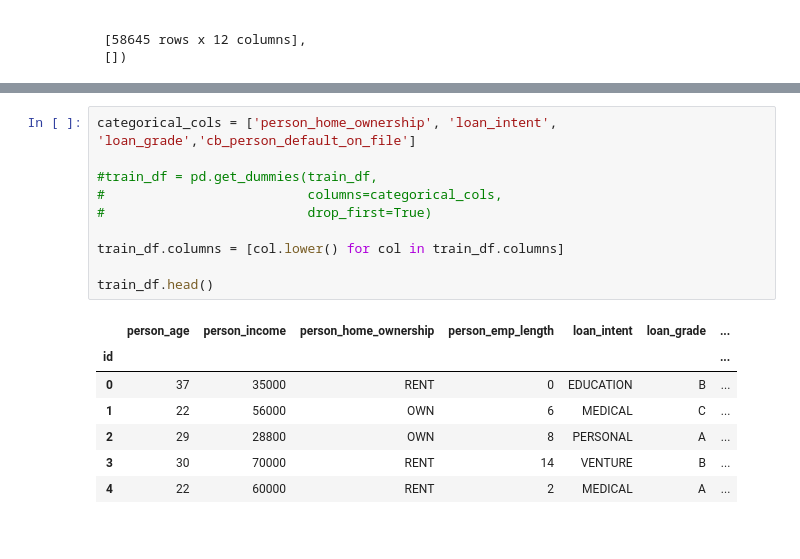
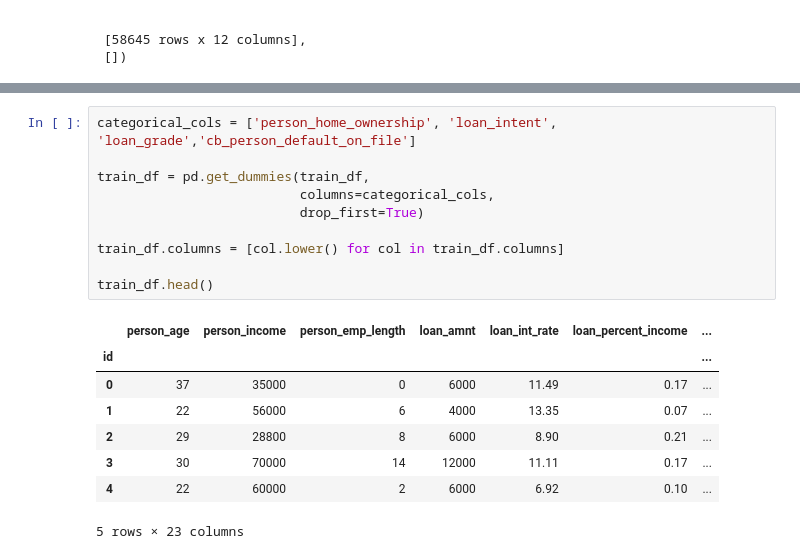
Before and after one commit to jasonwj96/kaggle-projects, a Jupyter notebook: Loan Approval Prediction.ipynb, the cells around one changed output, grey strips where cells are left out. Saved outputs shown, nothing was run; the diff lists cells and outputs as text.

```diff
--- a/Loan Approval Prediction.ipynb
+++ b/Loan Approval Prediction.ipynb
@@ -92,18 +122,19 @@ sns.countplot(train_df['person_home_ownership'])
 # %%
 categorical_cols = ['person_home_ownership', 'loan_intent', 'loan_grade','cb_person_default_on_file']
 
-#train_df = pd.get_dummies(train_df,
-#                          columns=categorical_cols,
-#                          drop_first=True)
+train_df = pd.get_dummies(train_df,
+                          columns=categorical_cols,
+                          drop_first=True)
 
 train_df.columns = [col.lower() for col in train_df.columns]
 
 train_df.head()
 # %% [output]
-|  | person_age | person_income | person_home_ownership | person_emp_length | loan_intent | loan_grade | ... |
+|  | person_age | person_income | person_emp_length | loan_amnt | loan_int_rate | loan_percent_income | ... |
 | id |  |  |  |  |  |  | ... |
-| 0 | 37 | 35000 | RENT | 0 | EDUCATION | B | ... |
-| 1 | 22 | 56000 | OWN | 6 | MEDICAL | C | ... |
-| 2 | 29 | 28800 | OWN | 8 | PERSONAL | A | ... |
-| 3 | 30 | 70000 | RENT | 14 | VENTURE | B | ... |
-| 4 | 22 | 60000 | RENT | 2 | MEDICAL | A | ... |
+| 0 | 37 | 35000 | 0 | 6000 | 11.49 | 0.17 | ... |
+| 1 | 22 | 56000 | 6 | 4000 | 13.35 | 0.07 | ... |
+| 2 | 29 | 28800 | 8 | 6000 | 8.90 | 0.21 | ... |
+| 3 | 30 | 70000 | 14 | 12000 | 11.11 | 0.17 | ... |
+| 4 | 22 | 60000 | 2 | 6000 | 6.92 | 0.10 | ... |
+5 rows × 23 columns
```
Also changed, not shown: parts of 15 cells of this notebook.
